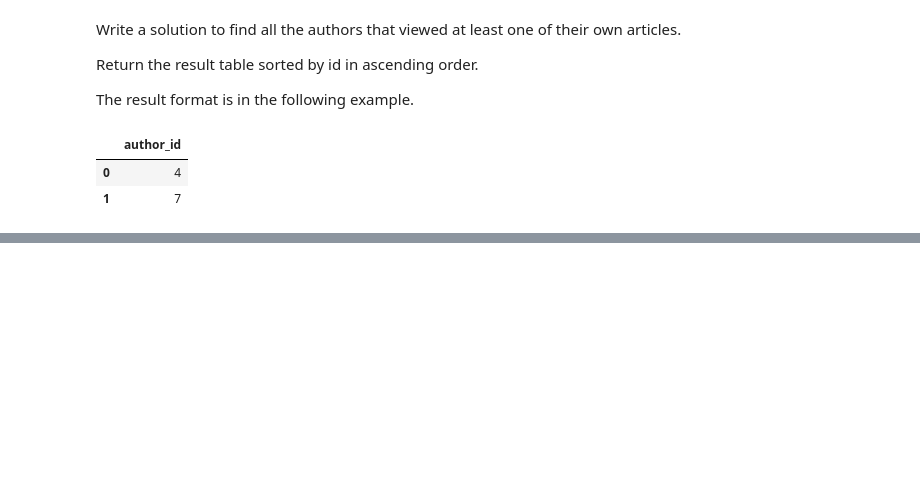
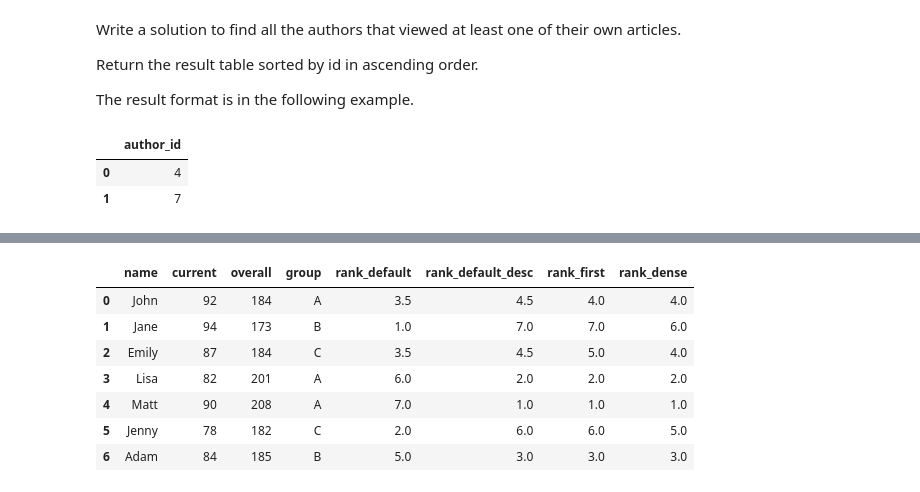
Before and after one commit to kishankumar09ei/DatastructurePractce, a Jupyter notebook: 30DaysOfPandas_Leetcode.ipynb, the cells around one changed output, grey strips where cells are left out. Drawn from its saved outputs; the diff is of its cells as text; code cells hidden in the pictures; blank space fills up the shorter version.

```diff
--- a/30DaysOfPandas_Leetcode.ipynb
+++ b/30DaysOfPandas_Leetcode.ipynb
@@ -90,0 +165,8 @@ article_views(views)
+# %%
+df = pd.DataFrame({
+    "name": ["John","Jane","Emily","Lisa","Matt","Jenny","Adam"],
+    "current": [92,94,87,82,90,78,84],
+    "overall": [184,173,184,201,208,182,185],
+    "group":["A","B","C","A","A","C","B"]
+})
+df
@@ -90,0 +182,3 @@ article_views(views)
+# %%
+df["rank_default"] = df["overall"].rank()
+df
@@ -90,0 +194,4 @@ article_views(views)
+# %%
+df["rank_default_desc"] = df["overall"].rank(ascending=False)
+#df = df.sort_values(by="rank_default_desc", ignore_index=True)
+df
@@ -90,0 +207,14 @@ article_views(views)
+# %%
+df["rank_first"] = df["overall"].rank(method="first", ascending=False)
+df["rank_dense"] = df["overall"].rank(method="dense", ascending=False)
+
+df
+# %% [output]
+|  | name | current | overall | group | rank_default | rank_default_desc | rank_first | rank_dense |
+| 0 | John | 92 | 184 | A | 3.5 | 4.5 | 4.0 | 4.0 |
+| 1 | Jane | 94 | 173 | B | 1.0 | 7.0 | 7.0 | 6.0 |
+| 2 | Emily | 87 | 184 | C | 3.5 | 4.5 | 5.0 | 4.0 |
+| 3 | Lisa | 82 | 201 | A | 6.0 | 2.0 | 2.0 | 2.0 |
+| 4 | Matt | 90 | 208 | A | 7.0 | 1.0 | 1.0 | 1.0 |
+| 5 | Jenny | 78 | 182 | C | 2.0 | 6.0 | 6.0 | 5.0 |
+| 6 | Adam | 84 | 185 | B | 5.0 | 3.0 | 3.0 | 3.0 |
```
Also changed, not shown: parts of 123 cells of this notebook, 2 other files.
